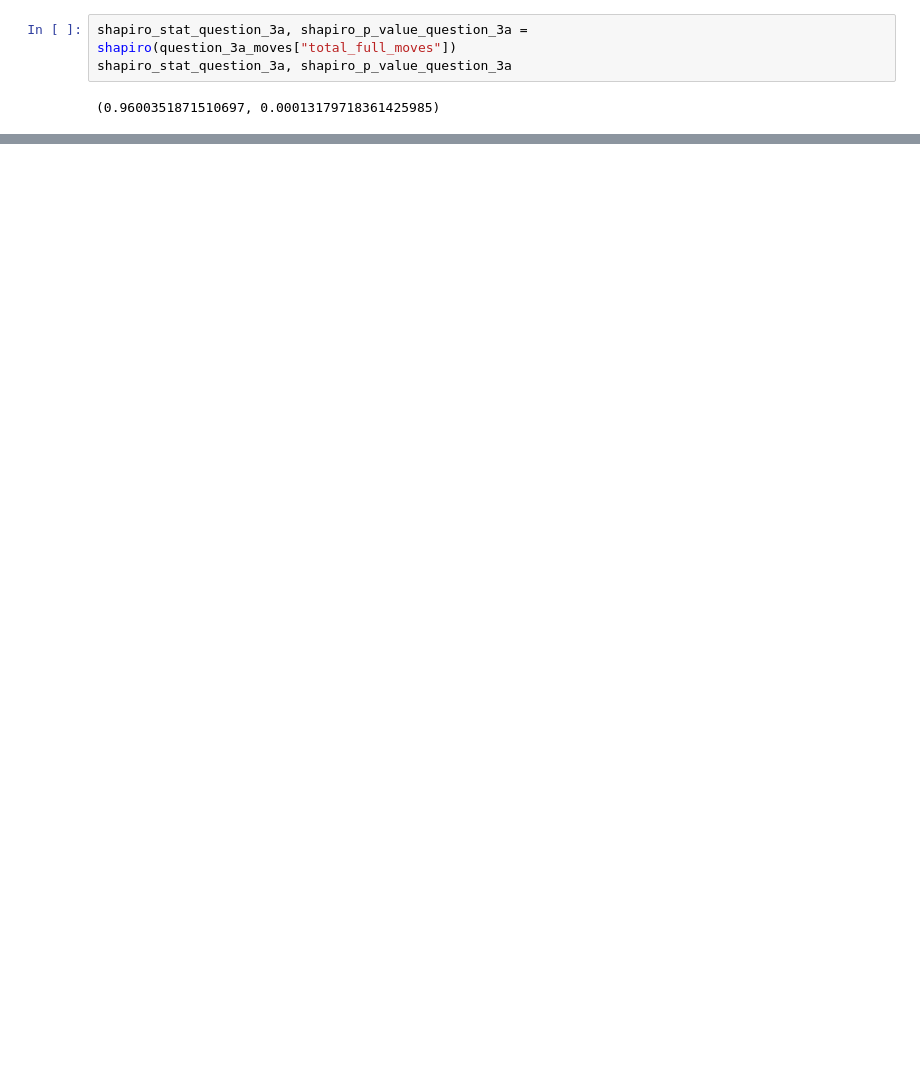
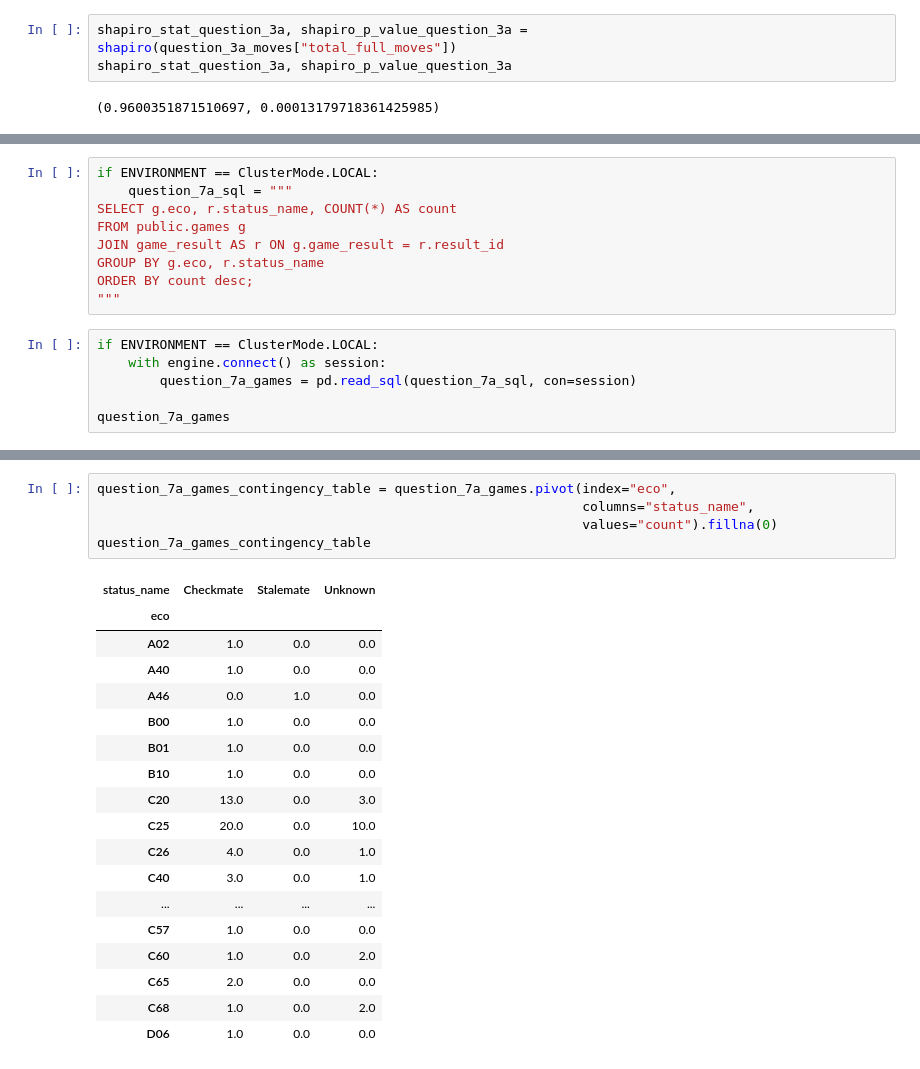
Before and after one commit to johnsonlarryl/csce-5320, a Jupyter notebook: notebooks/personal_positions.ipynb, the cells around one changed output, grey strips where cells are left out. Saved outputs shown, nothing was run; the diff lists cells and outputs as text; blank space fills up the shorter version.

Commit message:
#28 - Question 7 - Local Testing with small dataset sample

```diff
--- a/notebooks/personal_positions.ipynb
+++ b/notebooks/personal_positions.ipynb
@@ -506,0 +509,15 @@ interpret_p_value(shapiro_p_value_question_3a)
+# %%
+if ENVIRONMENT == ClusterMode.LOCAL:
+    question_7a_sql = """
+SELECT g.eco, r.status_name, COUNT(*) AS count
+FROM public.games g
+JOIN game_result AS r ON g.game_result = r.result_id
+GROUP BY g.eco, r.status_name
+ORDER BY count desc;
+"""
+# %%
+if ENVIRONMENT == ClusterMode.LOCAL:
+    with engine.connect() as session:
+        question_7a_games = pd.read_sql(question_7a_sql, con=session)
+
+question_7a_games
@@ -506,0 +542,24 @@ interpret_p_value(shapiro_p_value_question_3a)
+# %%
+question_7a_games_contingency_table = question_7a_games.pivot(index="eco",
+                                                              columns="status_name",
+                                                              values="count").fillna(0)
+question_7a_games_contingency_table
+# %% [output]
+| status_name | Checkmate | Stalemate | Unknown |
+| eco |  |  |  |
+| A02 | 1.0 | 0.0 | 0.0 |
+| A40 | 1.0 | 0.0 | 0.0 |
+| A46 | 0.0 | 1.0 | 0.0 |
+| B00 | 1.0 | 0.0 | 0.0 |
+| B01 | 1.0 | 0.0 | 0.0 |
+| B10 | 1.0 | 0.0 | 0.0 |
+| C20 | 13.0 | 0.0 | 3.0 |
+| C25 | 20.0 | 0.0 | 10.0 |
+| C26 | 4.0 | 0.0 | 1.0 |
+| C40 | 3.0 | 0.0 | 1.0 |
+| ... | ... | ... | ... |
+| C57 | 1.0 | 0.0 | 0.0 |
+| C60 | 1.0 | 0.0 | 2.0 |
+| C65 | 2.0 | 0.0 | 0.0 |
+| C68 | 1.0 | 0.0 | 2.0 |
+| D06 | 1.0 | 0.0 | 0.0 |
```
Also changed, not shown: parts of 24 cells of this notebook.
